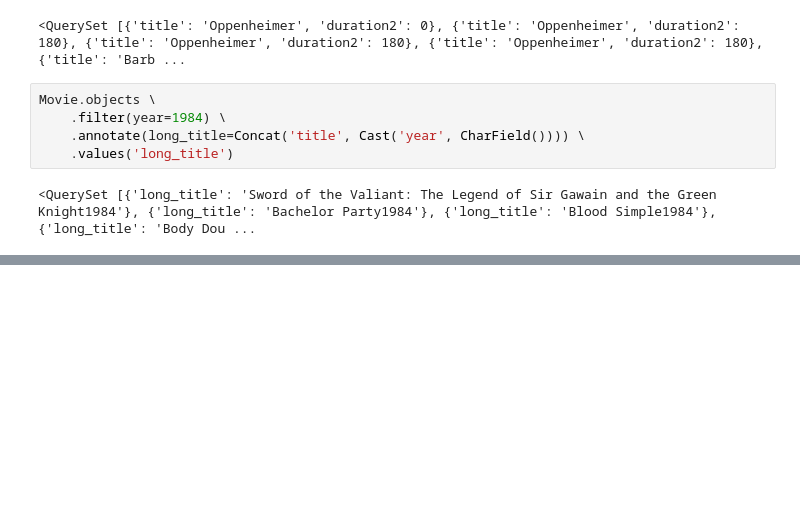
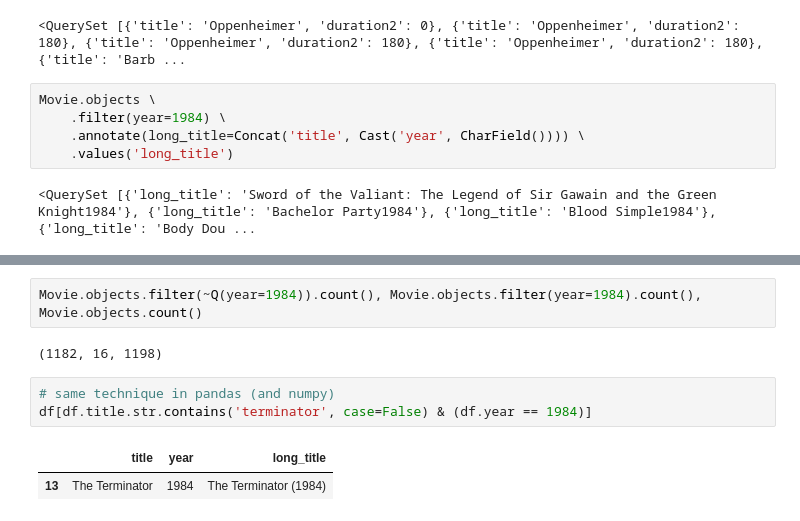
Before and after one commit to matthcol/django202309, a Jupyter notebook: ORM_queries.ipynb, the cells around one changed output, grey strips where cells are left out. Cells and saved outputs as stored; diff of their text form; blank space fills up the shorter version.

```diff
--- a/ORM_queries.ipynb
+++ b/ORM_queries.ipynb
@@ -330,0 +403,10 @@ for lt in q:
+# %%
+Movie.objects.filter(~Q(year=1984)).count(), Movie.objects.filter(year=1984).count(), Movie.objects.count()
+# %% [output]
+(1182, 16, 1198)
+# %%
+# same technique in pandas (and numpy)
+df[df.title.str.contains('terminator', case=False) & (df.year == 1984)]
+# %% [output]
+|  | title | year | long_title |
+| 13 | The Terminator | 1984 | The Terminator (1984) |
```
Also changed, not shown: parts of 41 cells of this notebook, 3 other files.
